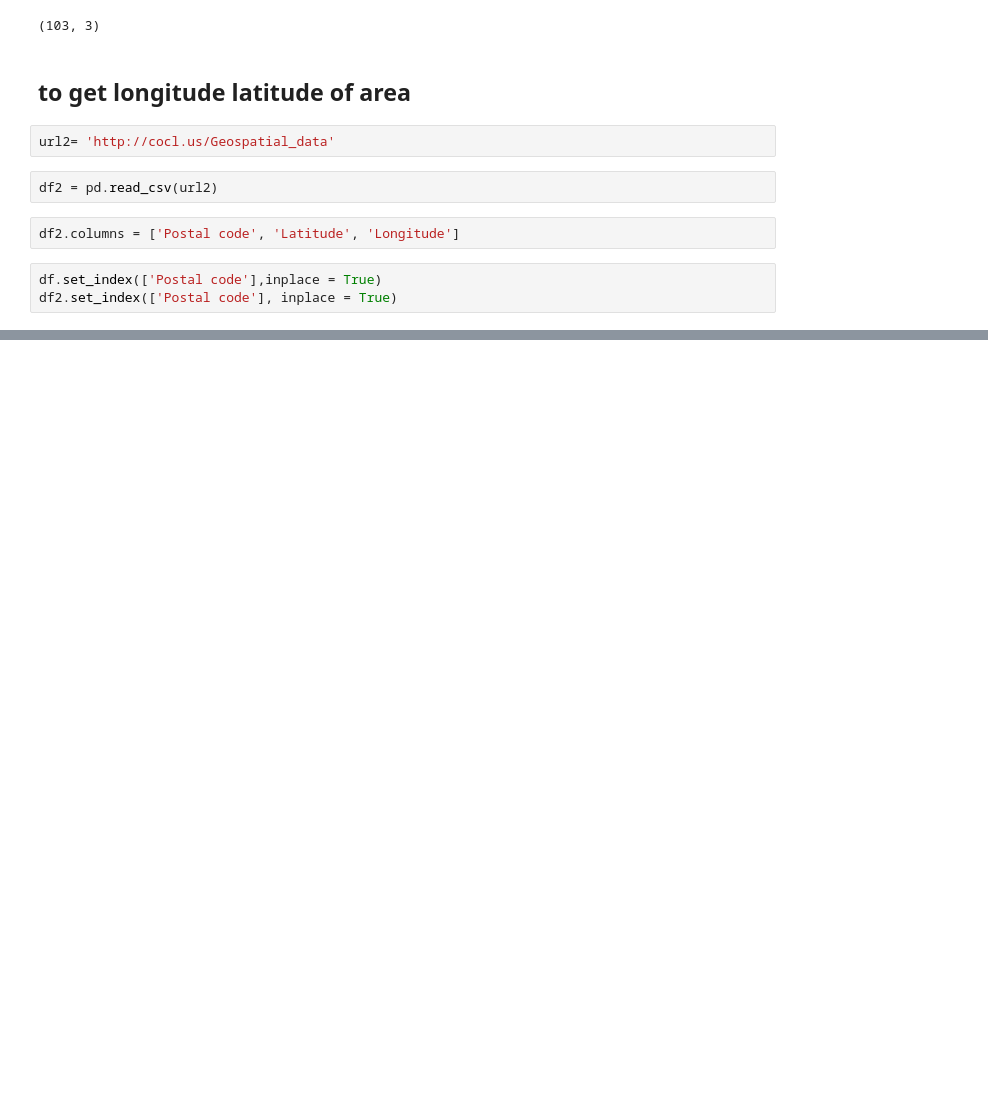
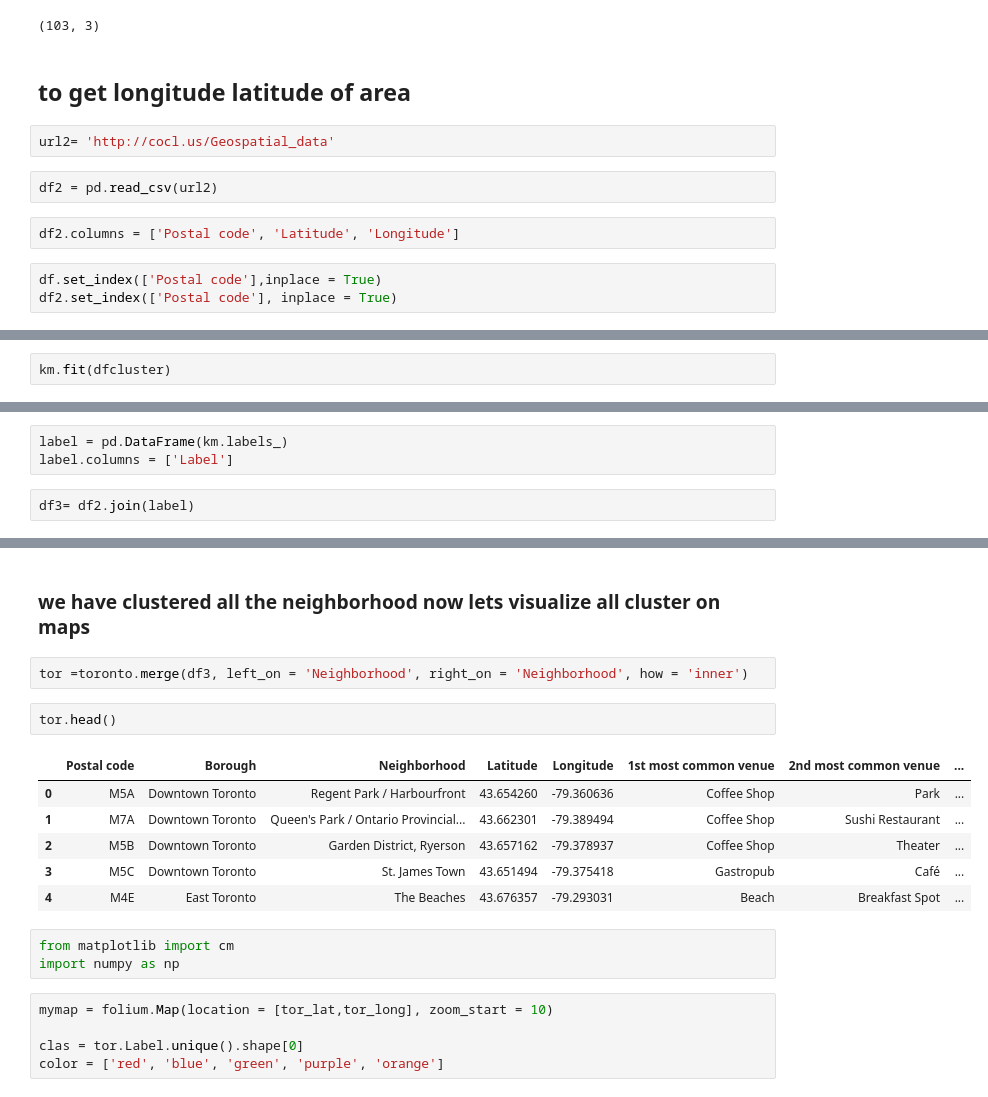
Before and after one commit to pratjn/Capstone-Project, a Jupyter notebook: capstone notebook.ipynb, the cells around one changed output, grey strips where cells are left out. Drawn from its saved outputs; the diff is of its cells as text; blank space fills up the shorter version.

```diff
--- a/capstone notebook.ipynb
+++ b/capstone notebook.ipynb
@@ -101,0 +298,2 @@ df.join(df2).reset_index()
+# %%
+km.fit(dfcluster)
@@ -101,0 +304,5 @@ df.join(df2).reset_index()
+# %%
+label = pd.DataFrame(km.labels_)
+label.columns = ['Label']
+# %%
+df3= df2.join(label)
@@ -101,0 +318,21 @@ df.join(df2).reset_index()
+# %% [markdown]
+### we have clustered all the neighborhood now lets visualize all cluster on maps
+# %%
+tor =toronto.merge(df3, left_on = 'Neighborhood', right_on = 'Neighborhood', how = 'inner')
+# %%
+tor.head()
+# %% [output]
+|  | Postal code | Borough | Neighborhood | Latitude | Longitude | 1st most common venue | 2nd most common venue | ... |
+| 0 | M5A | Downtown Toronto | Regent Park / Harbourfront | 43.654260 | -79.360636 | Coffee Shop | Park | ... |
+| 1 | M7A | Downtown Toronto | Queen's Park / Ontario Provincial... | 43.662301 | -79.389494 | Coffee Shop | Sushi Restaurant | ... |
+| 2 | M5B | Downtown Toronto | Garden District, Ryerson | 43.657162 | -79.378937 | Coffee Shop | Theater | ... |
+| 3 | M5C | Downtown Toronto | St. James Town | 43.651494 | -79.375418 | Gastropub | Café | ... |
+| 4 | M4E | East Toronto | The Beaches | 43.676357 | -79.293031 | Beach | Breakfast Spot | ... |
+# %%
+from matplotlib import cm
+import numpy as np
+# %%
+mymap = folium.Map(location = [tor_lat,tor_long], zoom_start = 10)
+
+clas = tor.Label.unique().shape[0]
+color = ['red', 'blue', 'green', 'purple', 'orange']
```
Also changed, not shown: parts of 29 cells of this notebook.
